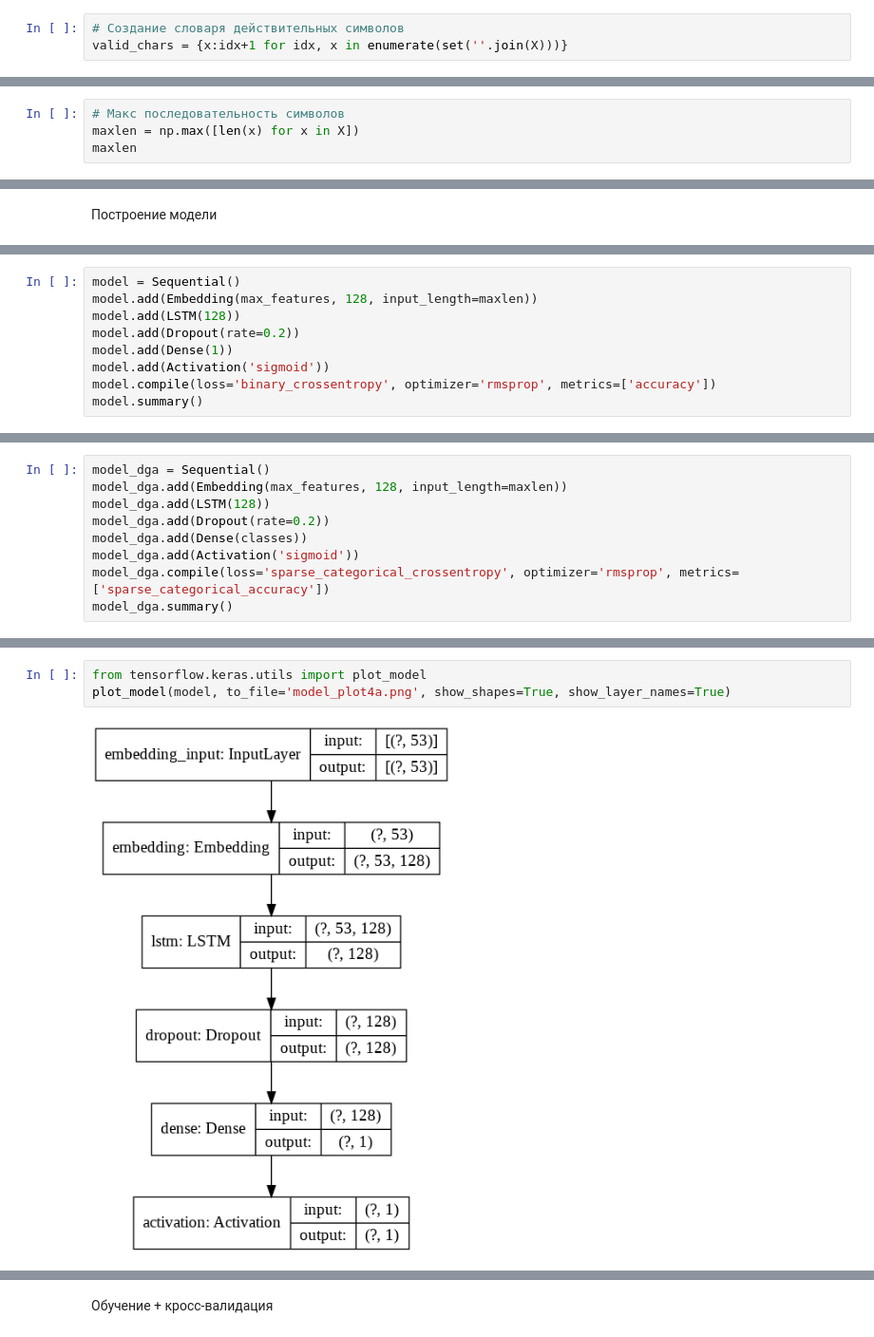
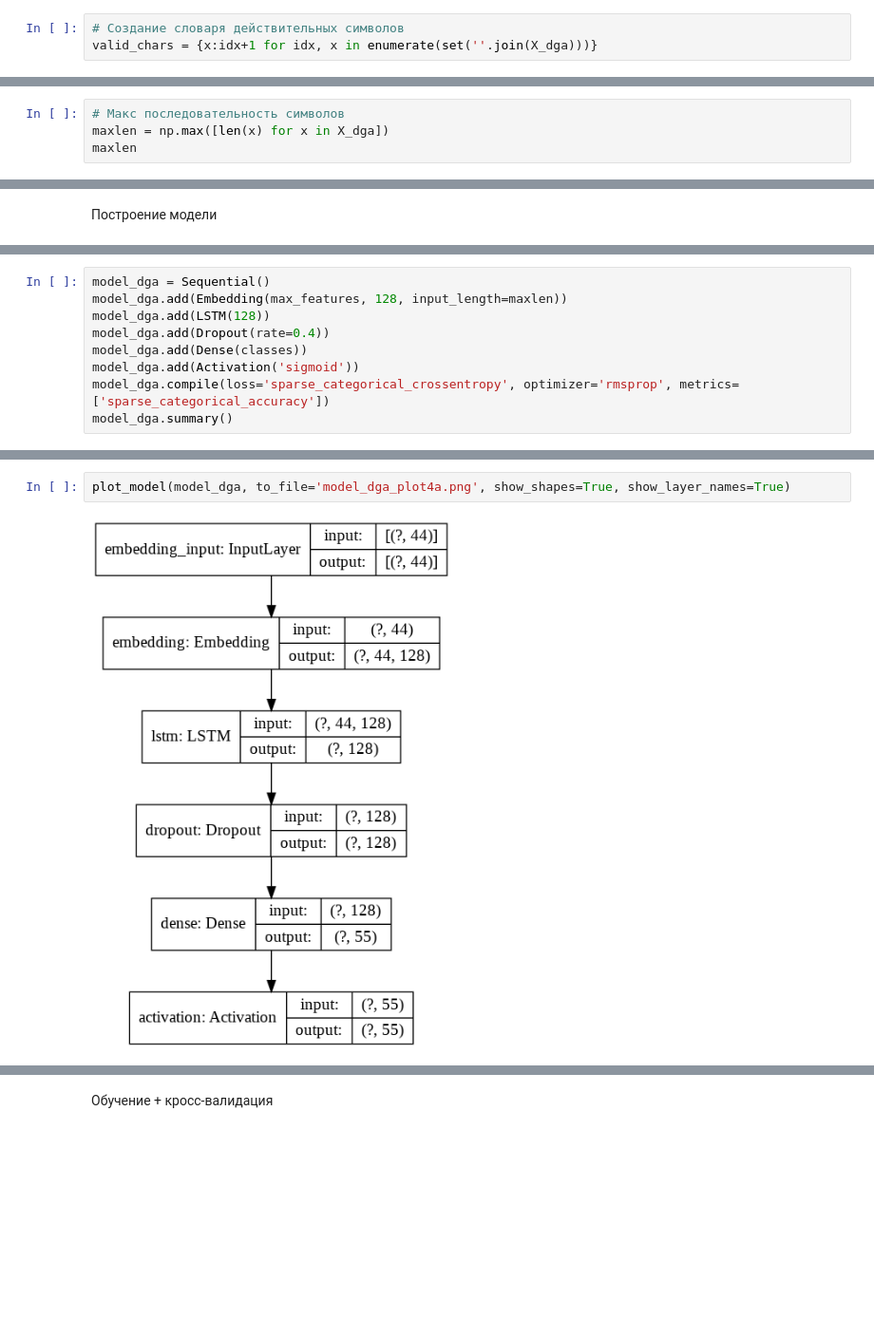
Before and after one commit to exctzo/bmstu_res, a Jupyter notebook: multiclass_neural.ipynb, the cells around one changed output, grey strips where cells are left out. Shown at 95% size. Saved outputs shown, nothing was run; the diff lists cells and outputs as text; blank space fills up the shorter version.

```diff
--- a/multiclass_neural.ipynb
+++ b/multiclass_neural.ipynb
@@ -96,6 +125,6 @@ We recommend you upgrade now or ensure your notebook will continue to use Tensor
 # %%
 # Создание словаря действительных символов
-valid_chars = {x:idx+1 for idx, x in enumerate(set(''.join(X)))}
+valid_chars = {x:idx+1 for idx, x in enumerate(set(''.join(X_dga)))}
 # %%
 valid_chars
 # %% [output]
@@ -124,6 +153,6 @@ max_features
 38
 # %%
 # Макс последовательность символов
-maxlen = np.max([len(x) for x in X])
+maxlen = np.max([len(x) for x in X_dga])
 maxlen
 # %% [output]
@@ -160,12 +179,12 @@ X_dga_train, X_dga_test, y_dga_train, y_dga_test = train_test_split(X_dga, y_dga
 # %%
-model = Sequential()
-model.add(Embedding(max_features, 128, input_length=maxlen))
-model.add(LSTM(128))
-model.add(Dropout(rate=0.2))
-model.add(Dense(1))
-model.add(Activation('sigmoid'))
-model.compile(loss='binary_crossentropy', optimizer='rmsprop', metrics=['accuracy'])
-model.summary()
+model_dga = Sequential()
+model_dga.add(Embedding(max_features, 128, input_length=maxlen))
+model_dga.add(LSTM(128))
+model_dga.add(Dropout(rate=0.4))
+model_dga.add(Dense(classes))
+model_dga.add(Activation('sigmoid'))
+model_dga.compile(loss='sparse_categorical_crossentropy', optimizer='rmsprop', metrics=['sparse_categorical_accuracy'])
+model_dga.summary()
 # %% [output]
 WARNING:tensorflow:From /usr/local/lib/python3.6/dist-packages/tensorflow_core/python/keras/initializers.py:119: calling RandomUniform.__init__ (from tensorflow.python.ops.init_ops) with dtype is depr ...
 Instructions for updating:
@@ -185,11 +204,2 @@ Trainable params: 136,577
 Non-trainable params: 0
 _________________________________________________________________
-# %%
-model_dga = Sequential()
-model_dga.add(Embedding(max_features, 128, input_length=maxlen))
-model_dga.add(LSTM(128))
-model_dga.add(Dropout(rate=0.2))
-model_dga.add(Dense(classes))
-model_dga.add(Activation('sigmoid'))
-model_dga.compile(loss='sparse_categorical_crossentropy', optimizer='rmsprop', metrics=['sparse_categorical_accuracy'])
-model_dga.summary()
@@ -215,5 +206,4 @@ _________________________________________________________________
 # %%
-from tensorflow.keras.utils import plot_model
-plot_model(model, to_file='model_plot4a.png', show_shapes=True, show_layer_names=True)
+plot_model(model_dga, to_file='model_dga_plot4a.png', show_shapes=True, show_layer_names=True)
 # %% [output]
-[figure, old version]
+[figure, new version]
```
Also changed, not shown: parts of 51 cells of this notebook, 4 other files.
